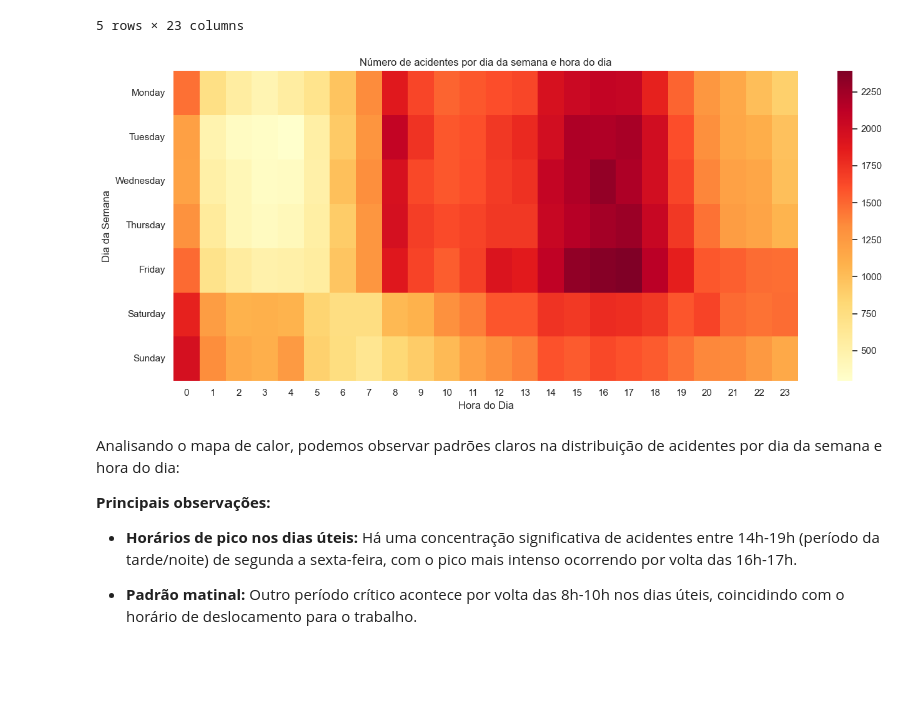
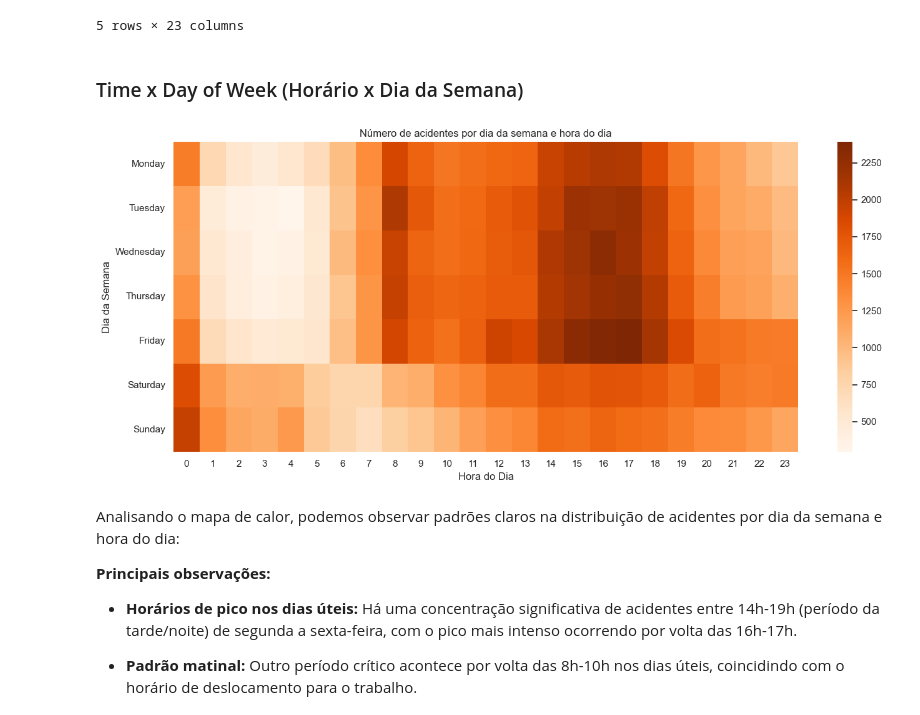
Before and after one commit to Viniciuspneves/exploratory-data-analysis, a Jupyter notebook: nyc_traffic_accidents/notebooks/02_exploratory_analysis.ipynb, the cells around one changed output. Saved outputs shown, nothing was run; the diff lists cells and outputs as text; code cells hidden in the pictures; blank space fills up the shorter version.

```diff
--- a/nyc_traffic_accidents/notebooks/02_exploratory_analysis.ipynb
+++ b/nyc_traffic_accidents/notebooks/02_exploratory_analysis.ipynb
@@ -399,26 +568,28 @@ df.head()
 | 3 | 4380949 | 2021-01-01 | 19:30:00 | Bronx | Sedgwick Avenue | 40.88270 | -73.892730 | Unknown | ... |
 | 4 | 4380940 | 2021-01-01 | 07:40:00 | Brooklyn | Cortelyou Road | 40.63791 | -73.978640 | Unspecified | ... |
 5 rows × 23 columns
+# %% [markdown]
+### Time x Day of Week (Horário x Dia da Semana)
 # %%
 # Converter 'Time' apenas no momento do uso, para extrair a hora
 heatmap_data = (df.groupby([df['Day of week'], pd.to_datetime(df['Time'],
                             format='%H:%M:%S',
                             errors='coerce').dt.hour]).size().unstack(fill_value=0))
 
 # Reordenar os dias da semana
 dias_ordem = ['Monday', 'Tuesday', 'Wednesday', 'Thursday', 'Friday', 'Saturday', 'Sunday']
 heatmap_data = heatmap_data.reindex(dias_ordem)
 
 # Plotar o heatmap
 plt.figure(figsize=(14, 6))
-sns.heatmap(heatmap_data, cmap="YlOrRd")
+sns.heatmap(heatmap_data, cmap="Oranges")
 plt.title("Número de acidentes por dia da semana e hora do dia")
 plt.xlabel("Hora do Dia")
 plt.ylabel("Dia da Semana")
 plt.tight_layout()
 plt.show()
 # %% [output]
-[figure, old version]
+[figure, new version]
 # %% [markdown]
 Analisando o mapa de calor, podemos observar padrões claros na distribuição de acidentes por dia da semana e hora do dia:
 
```
Also changed, not shown: parts of 51 cells of this notebook, 1 other file.
